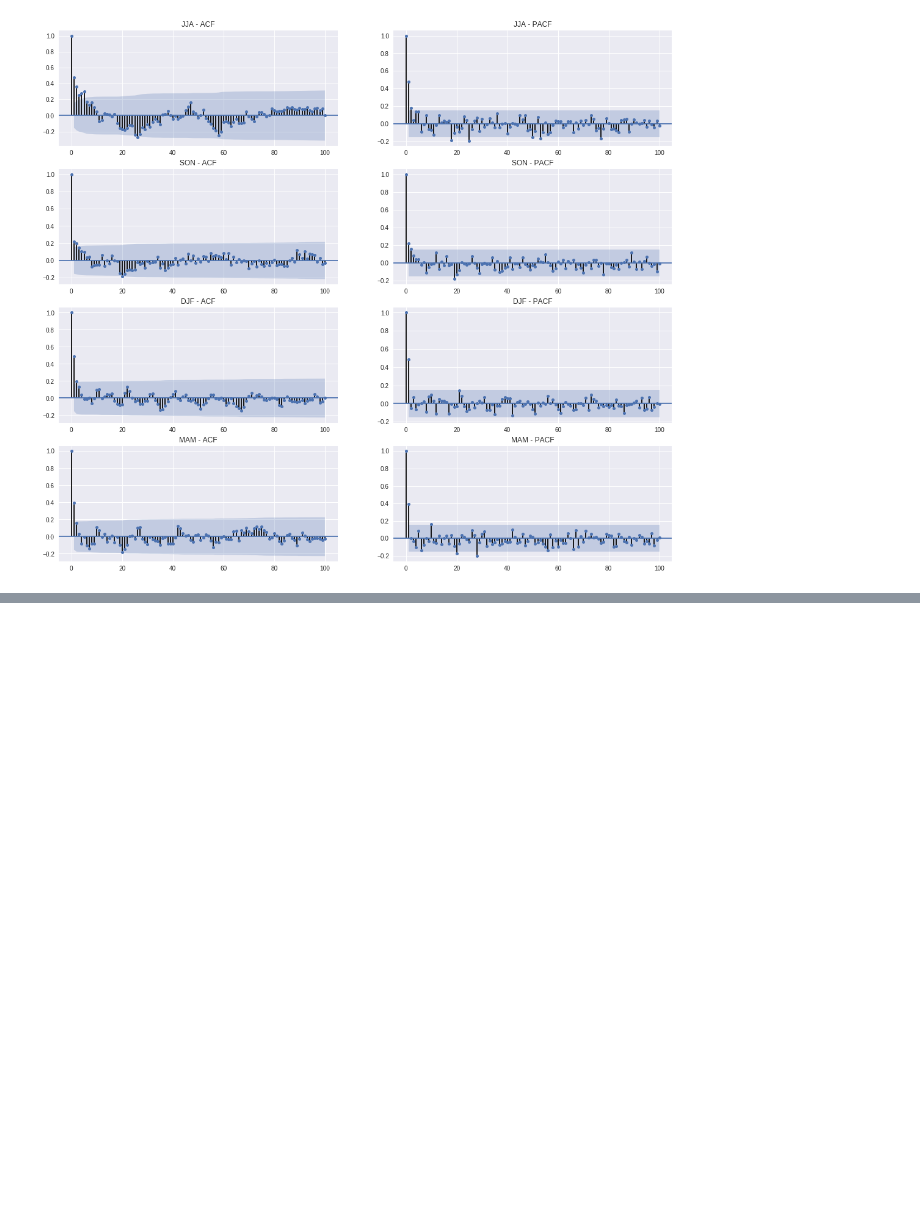
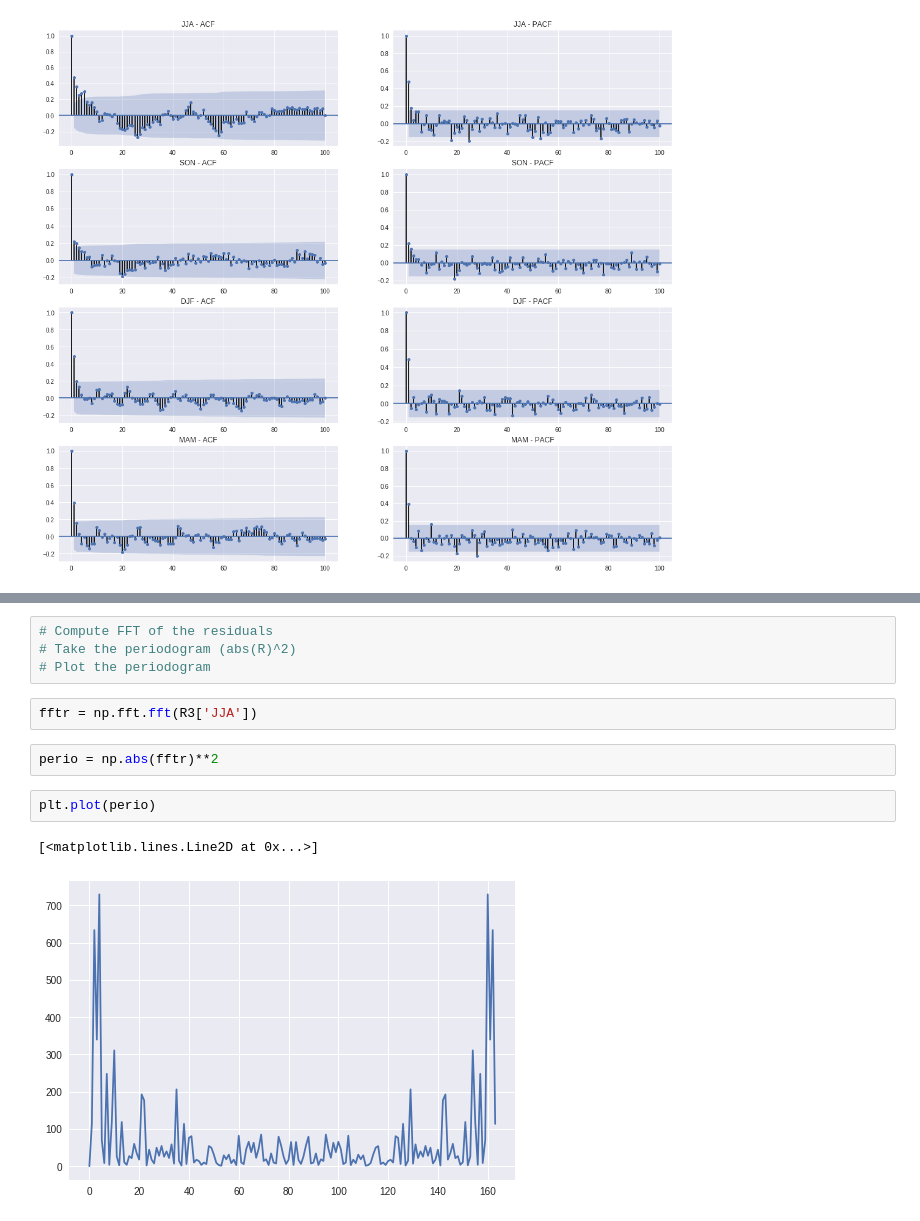
Before and after one commit to hfloresr/ArcticSea, a Jupyter notebook: seaice_splines.ipynb, the cells around one changed output, grey strips where cells are left out. Cells and saved outputs as stored; diff of their text form; blank space fills up the shorter version.

```diff
--- a/seaice_splines.ipynb
+++ b/seaice_splines.ipynb
@@ -237,0 +286,13 @@ mam_pacf = plot_pacf(R3['MAM'], lags=100, title='MAM - PACF', ax=axs[3,1])
+# %%
+# Compute FFT of the residuals
+# Take the periodogram (abs(R)^2)
+# Plot the periodogram
+# %%
+fftr = np.fft.fft(R3['JJA'])
+# %%
+perio = np.abs(fftr)**2
+# %%
+plt.plot(perio)
+# %% [output]
+[<matplotlib.lines.Line2D at 0x...>]
+[figure, added]
```
Also changed, not shown: parts of 6 cells of this notebook.
